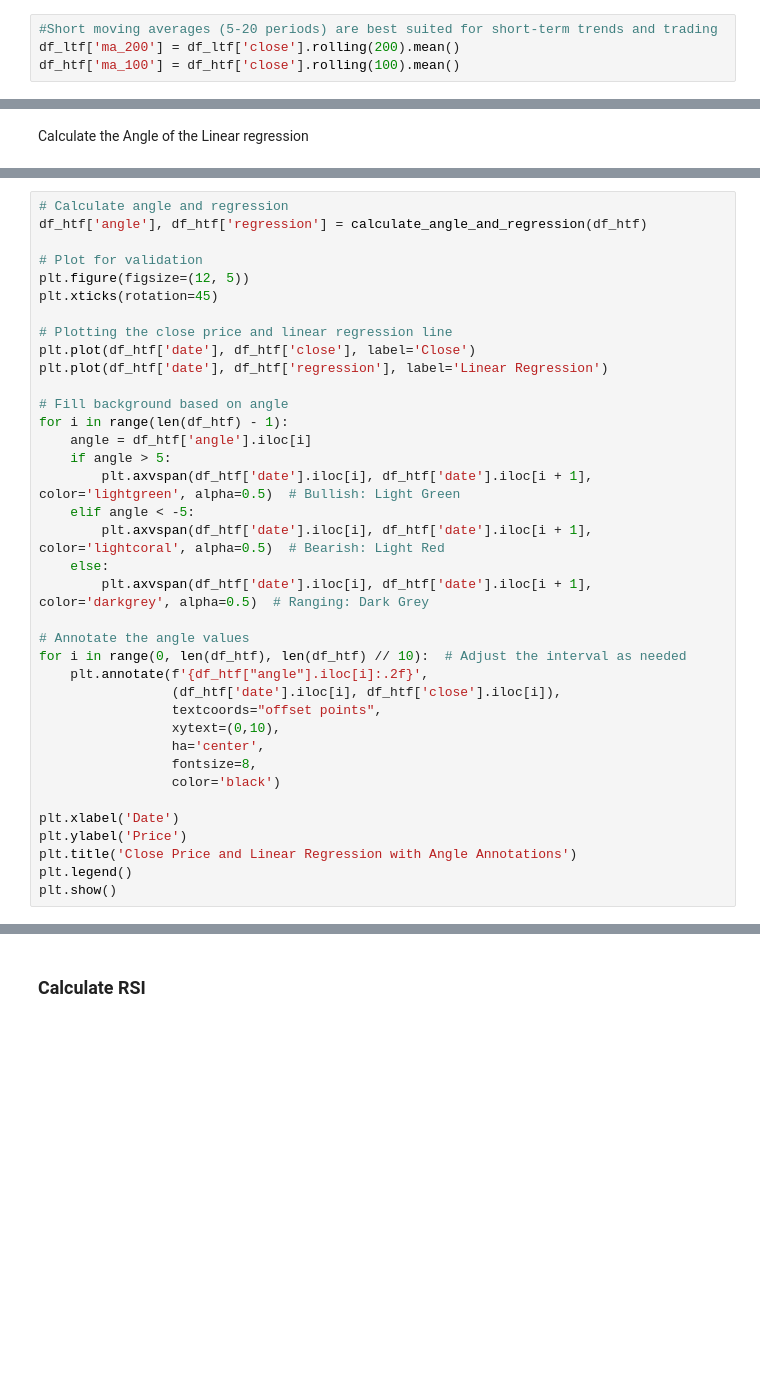
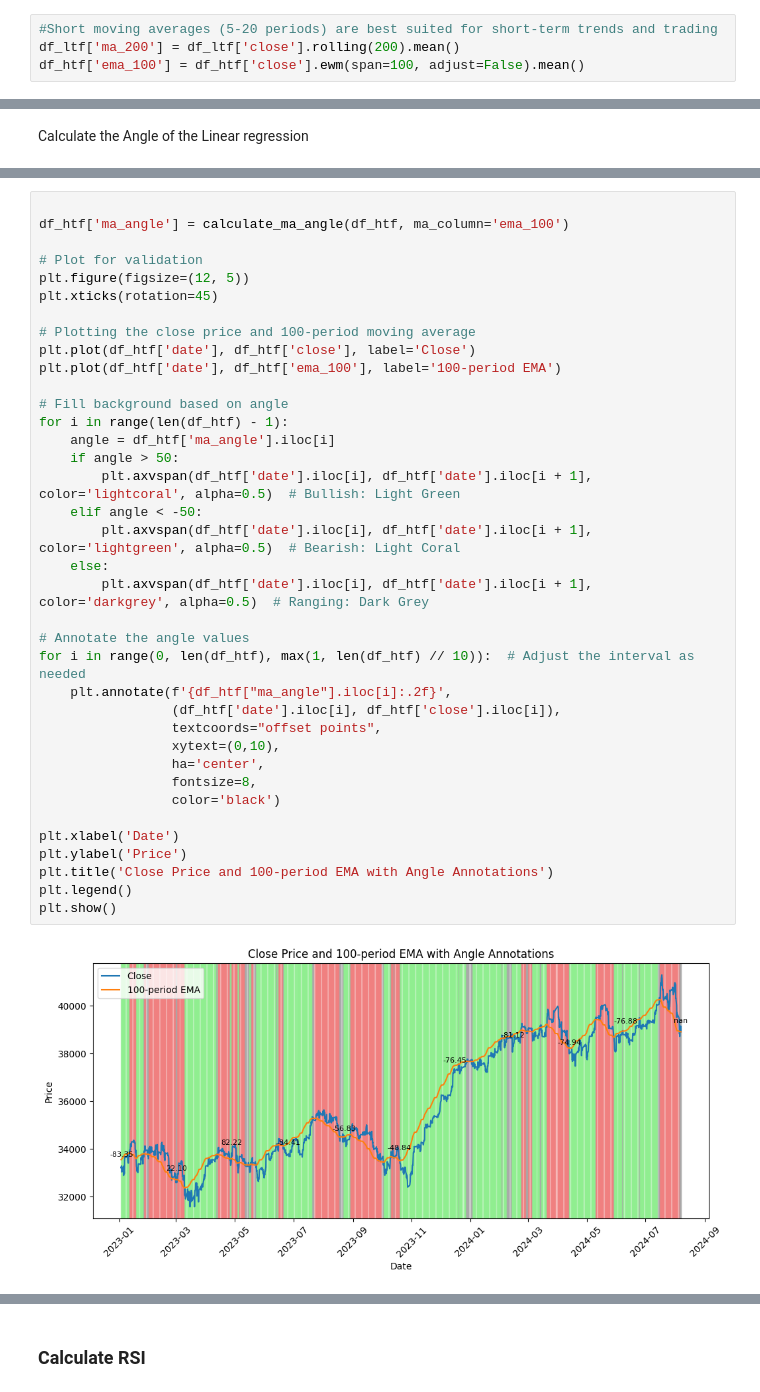
Before and after one commit to FaisalDeveloper113/algo-trading-mean-reversion, a Jupyter notebook: Mean Reversion.ipynb, the cells around one changed output, grey strips where cells are left out. Saved outputs shown, nothing was run; the diff lists cells and outputs as text; blank space fills up the shorter version.

```diff
--- a/Mean Reversion.ipynb
+++ b/Mean Reversion.ipynb
@@ -75,7 +77,7 @@ df_htf = df_htf[((df_htf['date'] >= pd.to_datetime('2024-06-01')) & (df_htf['dat
 # %%
 #Short moving averages (5-20 periods) are best suited for short-term trends and trading
 df_ltf['ma_200'] = df_ltf['close'].rolling(200).mean()
-df_htf['ma_100'] = df_htf['close'].rolling(100).mean()
+df_htf['ema_100'] = df_htf['close'].ewm(span=100, adjust=False).mean()
 # %%
 #plot for validation
 plt.figure(figsize=(12,5))
@@ -139,37 +128,39 @@ def calculate_angle_and_regression(df, window=10, last_n=2, smoothing_window=5):
 # %%
-# Calculate angle and regression
-df_htf['angle'], df_htf['regression'] = calculate_angle_and_regression(df_htf)
+
+df_htf['ma_angle'] = calculate_ma_angle(df_htf, ma_column='ema_100')
 
 # Plot for validation
 plt.figure(figsize=(12, 5))
 plt.xticks(rotation=45)
 
-# Plotting the close price and linear regression line
+# Plotting the close price and 100-period moving average
 plt.plot(df_htf['date'], df_htf['close'], label='Close')
-plt.plot(df_htf['date'], df_htf['regression'], label='Linear Regression')
+plt.plot(df_htf['date'], df_htf['ema_100'], label='100-period EMA')
 
 # Fill background based on angle
 for i in range(len(df_htf) - 1):
-    angle = df_htf['angle'].iloc[i]
-    if angle > 5:
-        plt.axvspan(df_htf['date'].iloc[i], df_htf['date'].iloc[i + 1], color='lightgreen', alpha=0.5)  # Bullish: Light Green
-    elif angle < -5:
-        plt.axvspan(df_htf['date'].iloc[i], df_htf['date'].iloc[i + 1], color='lightcoral', alpha=0.5)  # Bearish: Light Red
+    angle = df_htf['ma_angle'].iloc[i]
+    if angle > 50:
+        plt.axvspan(df_htf['date'].iloc[i], df_htf['date'].iloc[i + 1], color='lightcoral', alpha=0.5)  # Bullish: Light Green
+    elif angle < -50:
+        plt.axvspan(df_htf['date'].iloc[i], df_htf['date'].iloc[i + 1], color='lightgreen', alpha=0.5)  # Bearish: Light Coral
     else:
         plt.axvspan(df_htf['date'].iloc[i], df_htf['date'].iloc[i + 1], color='darkgrey', alpha=0.5)  # Ranging: Dark Grey
 
 # Annotate the angle values
-for i in range(0, len(df_htf), len(df_htf) // 10):  # Adjust the interval as needed
-    plt.annotate(f'{df_htf["angle"].iloc[i]:.2f}',
+for i in range(0, len(df_htf), max(1, len(df_htf) // 10)):  # Adjust the interval as needed
+    plt.annotate(f'{df_htf["ma_angle"].iloc[i]:.2f}',
                  (df_htf['date'].iloc[i], df_htf['close'].iloc[i]),
                  textcoords="offset points",
                  xytext=(0,10),
                  ha='center',
                  fontsize=8,
                  color='black')
 
 plt.xlabel('Date')
 plt.ylabel('Price')
-plt.title('Close Price and Linear Regression with Angle Annotations')
+plt.title('Close Price and 100-period EMA with Angle Annotations')
 plt.legend()
 plt.show()
+# %% [output]
+[figure, added]
```
Also changed, not shown: parts of 13 cells of this notebook.
